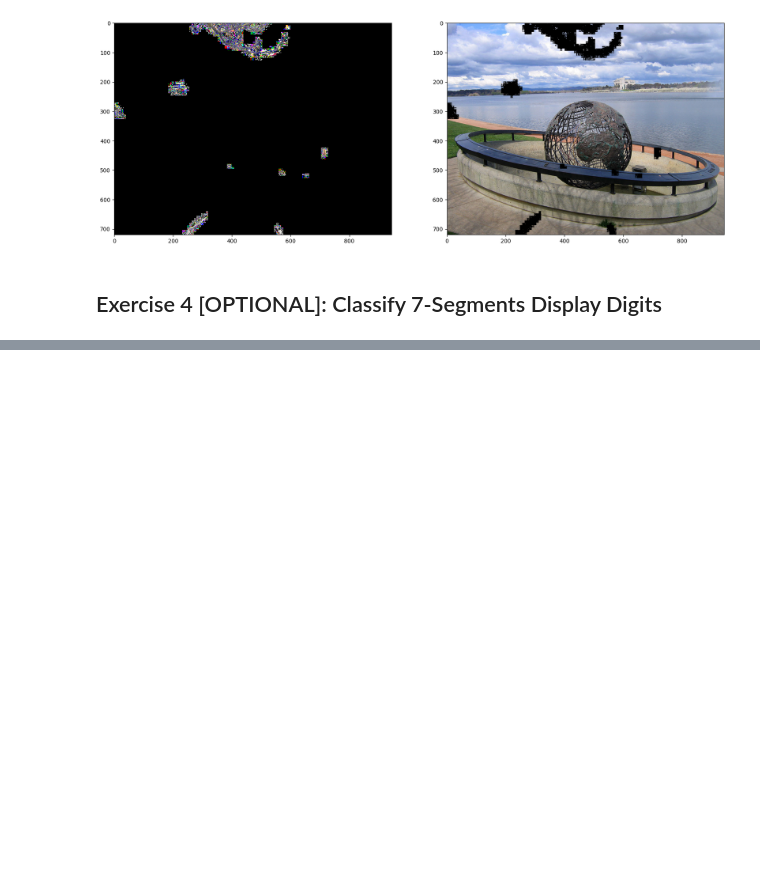
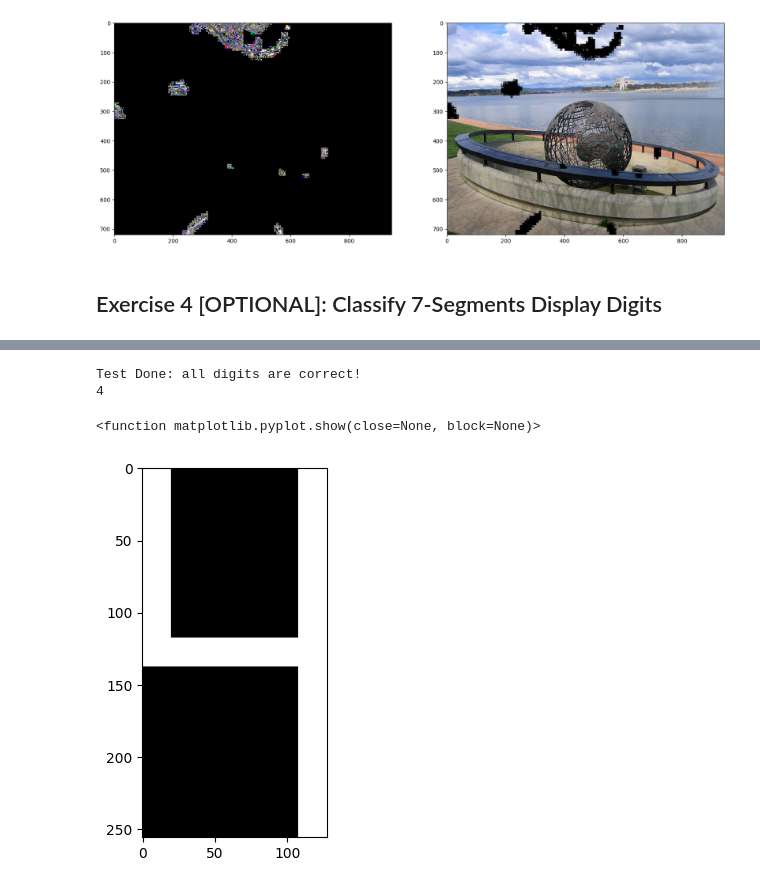
Before and after one commit to Federicoand98/AppuntiMagistrale, a Jupyter notebook: Computer_Vision/LabSession2/LabSession2-Exercises.ipynb, the cells around one changed output, grey strips where cells are left out. Cells and saved outputs as stored; diff of their text form; code cells hidden in the pictures; blank space fills up the shorter version.

```diff
--- a/Computer_Vision/LabSession2/LabSession2-Exercises.ipynb
+++ b/Computer_Vision/LabSession2/LabSession2-Exercises.ipynb
@@ -128,30 +128,70 @@ plt.show()
 # %%
 %matplotlib inline
 # Write here your solution
 # Import libraries
-
+import numpy as np
+from matplotlib import pyplot as plt
+import cv2
 
 # Dictionary of ON segments for each possible digit.
 # The order follows the scheme of the image above.
 # For instance, digit 1 have only the segments 2 and 5 ON (1) while the others OFF (0).
 SEGMENTS_DIGITS = {
-(1, 1, 1, 0, 1, 1, 1): 0,
-(0, 0, 1, 0, 0, 1, 0): 1,
-(1, 0, 1, 1, 1, 0, 1): 2,
-(1, 0, 1, 1, 0, 1, 1): 3,
-(0, 1, 1, 1, 0, 1, 0): 4,
-(1, 1, 0, 1, 0, 1, 1): 5,
-(1, 1, 0, 1, 1, 1, 1): 6,
-(1, 0, 1, 0, 0, 1, 0): 7,
-(1, 1, 1, 1, 1, 1, 1): 8,
-(1, 1, 1, 1, 0, 1, 1): 9
+    (1, 1, 1, 0, 1, 1, 1): 0,
+    (0, 0, 1, 0, 0, 1, 0): 1,
+    (1, 0, 1, 1, 1, 0, 1): 2,
+    (1, 0, 1, 1, 0, 1, 1): 3,
+    (0, 1, 1, 1, 0, 1, 0): 4,
+    (1, 1, 0, 1, 0, 1, 1): 5,
+    (1, 1, 0, 1, 1, 1, 1): 6,
+    (1, 0, 1, 0, 0, 1, 0): 7,
+    (1, 1, 1, 1, 1, 1, 1): 8,
+    (1, 1, 1, 1, 0, 1, 1): 9
 }
 
 # List to track active elements
 active_segments = [0,0,0,0,0,0,0]
+notable_pixels = []
+
+notable_pixels.append([0, 21])       # 0
+notable_pixels.append([21, 0])      # 1
+notable_pixels.append([21, 127])    # 2
+notable_pixels.append([128, 21])    # 3
+notable_pixels.append([139, 0])     # 4
+notable_pixels.append([139, 127])   # 5
+notable_pixels.append([255, 21])    # 6
 
 # Find active elements
+def find_active_elements(image):
+    for i in range(7):
+        active_segments[i] = check_element(i, image)
 
-# Get the corresponding digit from the dictionary
+    return SEGMENTS_DIGITS[tuple(active_segments)]
+
+def check_element(i, image):
+    if image[notable_pixels[i][0], notable_pixels[i][1]] == 255:
+        return 1
+    else:
+        return 0
+
+def test_all_numbers():
+    for i in range(10):
+        img = cv2.imread('Digits/' + str(i) + '.png', cv2.IMREAD_GRAYSCALE)
+        if find_active_elements(img) != i:
+            print('Error... ', i)
+    print("\nTest Done: all digits are correct!")
 
 # Results
+test_all_numbers()
+
+i = cv2.imread('Digits/4.png', cv2.IMREAD_GRAYSCALE)
+
+print(find_active_elements(i))
+
+plt.imshow(i, cmap='gray', vmin=0, vmax=255)
+plt.show
+# %% [output]
+Test Done: all digits are correct!
+4
+<function matplotlib.pyplot.show(close=None, block=None)>
+[figure, added]
```
